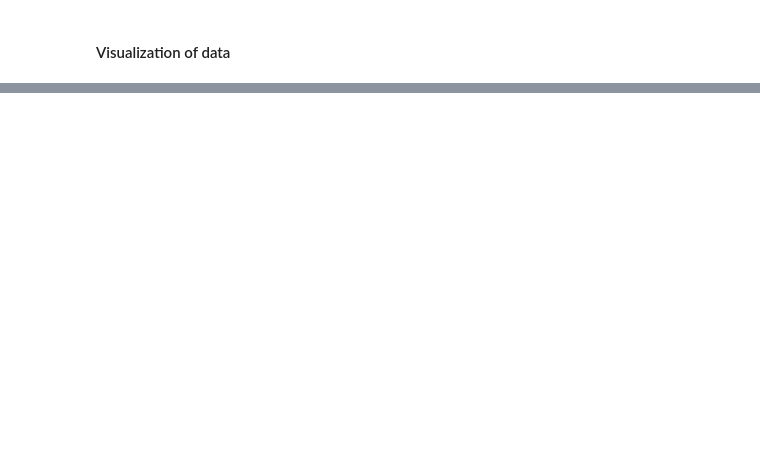
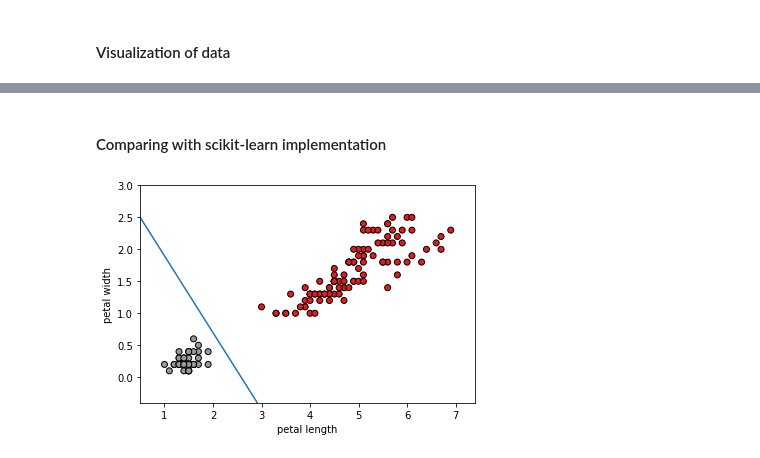
Before and after one commit to witekbobrowski/Academic, a Jupyter notebook: machine-learning-summer-2018/perceptron.ipynb, the cells around one changed output, grey strips where cells are left out. Saved outputs shown, nothing was run; the diff lists cells and outputs as text; code cells hidden in the pictures; blank space fills up the shorter version.

```diff
--- a/machine-learning-summer-2018/perceptron.ipynb
+++ b/machine-learning-summer-2018/perceptron.ipynb
@@ -91,0 +88,11 @@ plt.show()
+# %% [markdown]
+#### Comparing with scikit-learn implementation
+# %%
+sk_network = SKPerceptron(max_iter=10000)
+sk_network.fit(X, y, coef_init=rand_weights)
+sk_slope = -(sk_network.coef_[0][0]/sk_network.coef_[0][1])
+sk_offset = -sk_network.intercept_/sk_network.coef_[0][1]
+
+plot_iris(sk_slope, sk_offset)
+# %% [output]
+[figure, added]
```
Also changed, not shown: parts of 8 cells of this notebook, 1 other file.
